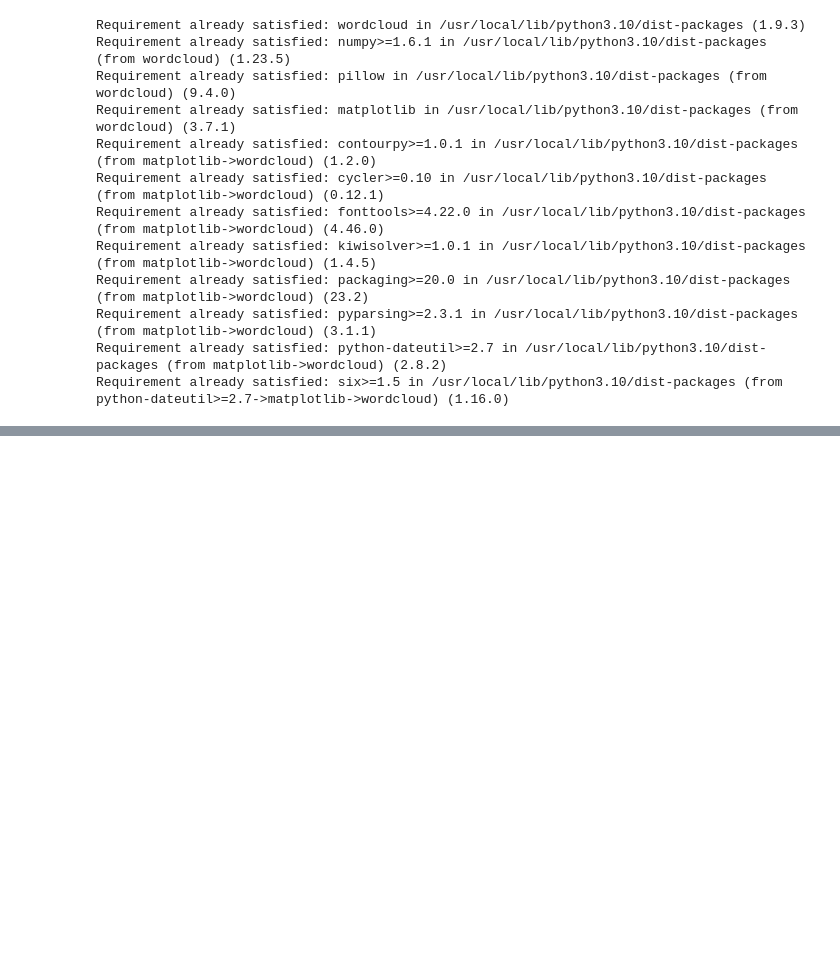
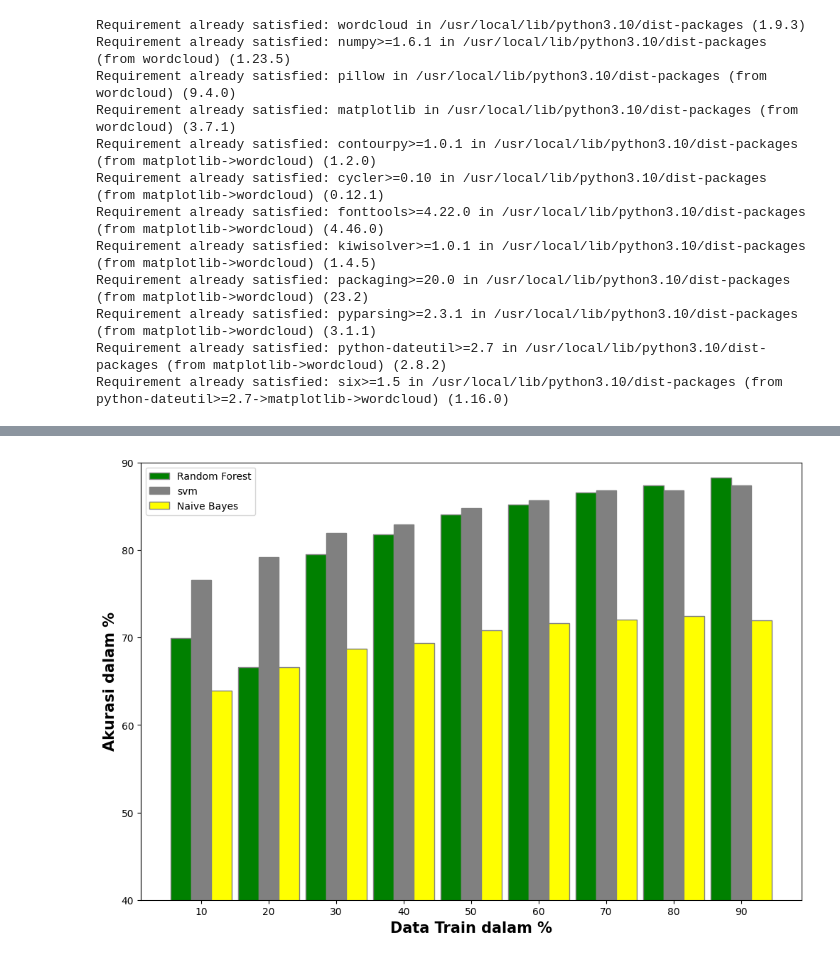
Before and after one commit to donxuiqote/riset_informatika_c081, a Jupyter notebook: coding.ipynb, the cells around one changed output, grey strips where cells are left out. Drawn from its saved outputs; the diff is of its cells as text; code cells hidden in the pictures; blank space fills up the shorter version.

```diff
--- a/coding.ipynb
+++ b/coding.ipynb
@@ -283,29 +308,31 @@ plt.show()
 # %%
 #sorting berdasarkan data train ascending
 df_akurasi = df_akurasi.sort_values(by='data_train', ascending=True)
 # set width of bar
 barWidth = 0.3
 fig = plt.subplots(figsize =(12, 8))
 # set height of bar
 #IT = [12, 30, 1, 8, 22]
 #ECE = [28, 6, 16, 5, 10]
 #CSE = [29, 3, 24, 25, 17]
 # Set position of bar on X axis
 br1 = np.arange(len(df_akurasi['random_fores']))
 br2 = [x + barWidth for x in br1]
 br3 = [x + barWidth for x in br2]
 # Make the plot
-plt.bar(br1, df_akurasi['random_fores'], color ='orange', width = barWidth,
+plt.bar(br1, df_akurasi['random_fores'], color ='green', width = barWidth,
   edgecolor ='grey', label ='Random Forest')
-plt.bar(br2, df_akurasi['SVM'], color ='b', width = barWidth,
+plt.bar(br2, df_akurasi['SVM'], color ='gray', width = barWidth,
   edgecolor ='grey', label ='svm')
-plt.bar(br3, df_akurasi['naive_bayes'], color ='magenta', width = barWidth,
+plt.bar(br3, df_akurasi['naive_bayes'], color ='yellow', width = barWidth,
   edgecolor ='grey', label ='Naive Bayes')
 plt.ylim(40, 90)
 # Adding Xticks
 plt.xlabel('Data Train dalam %', fontweight ='bold', fontsize = 15)
 plt.ylabel('Akurasi dalam %', fontweight ='bold', fontsize = 15)
 plt.xticks([r + barWidth for r in range(len(df_akurasi['random_fores']))],
   df_akurasi['data_train'])
 plt.legend()
 plt.show()
+# %% [output]
+[figure, added]
```
Also changed, not shown: parts of 19 cells of this notebook.
